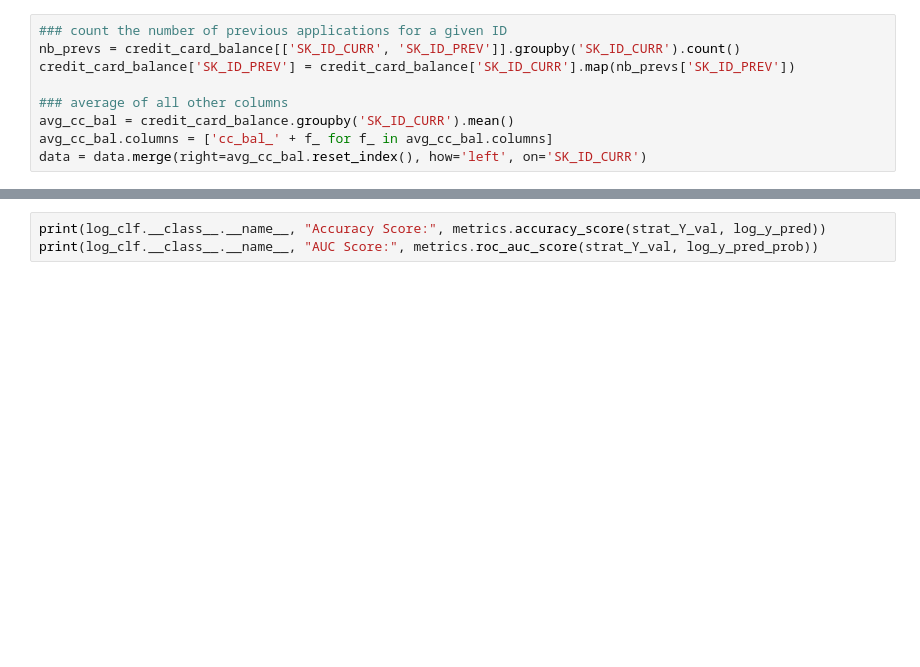
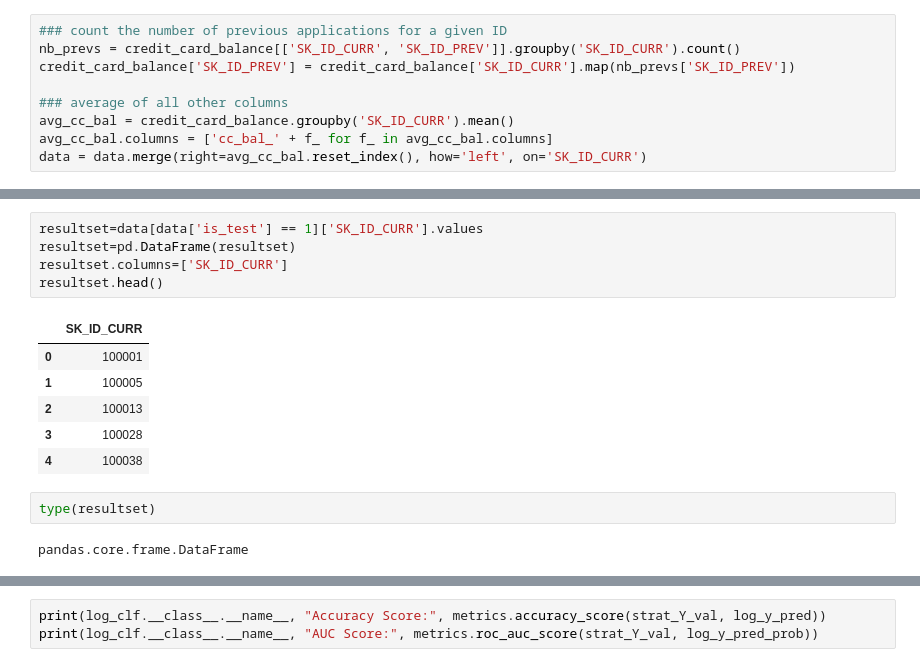
Before and after one commit to hwanghw/dataana, a Jupyter notebook: data_preparation.ipynb, the cells around one changed output, grey strips where cells are left out. Cells and saved outputs as stored; diff of their text form; blank space fills up the shorter version.

```diff
--- a/data_preparation.ipynb
+++ b/data_preparation.ipynb
@@ -481,0 +630,16 @@ array([[  0.00000000e+00,   1.00000000e+00,   0.00000000e+00, ...,
+# %%
+resultset=data[data['is_test'] == 1]['SK_ID_CURR'].values
+resultset=pd.DataFrame(resultset)
+resultset.columns=['SK_ID_CURR']
+resultset.head()
+# %% [output]
+|  | SK_ID_CURR |
+| 0 | 100001 |
+| 1 | 100005 |
+| 2 | 100013 |
+| 3 | 100028 |
+| 4 | 100038 |
+# %%
+type(resultset)
+# %% [output]
+pandas.core.frame.DataFrame
```
Also changed, not shown: parts of 74 cells of this notebook.
